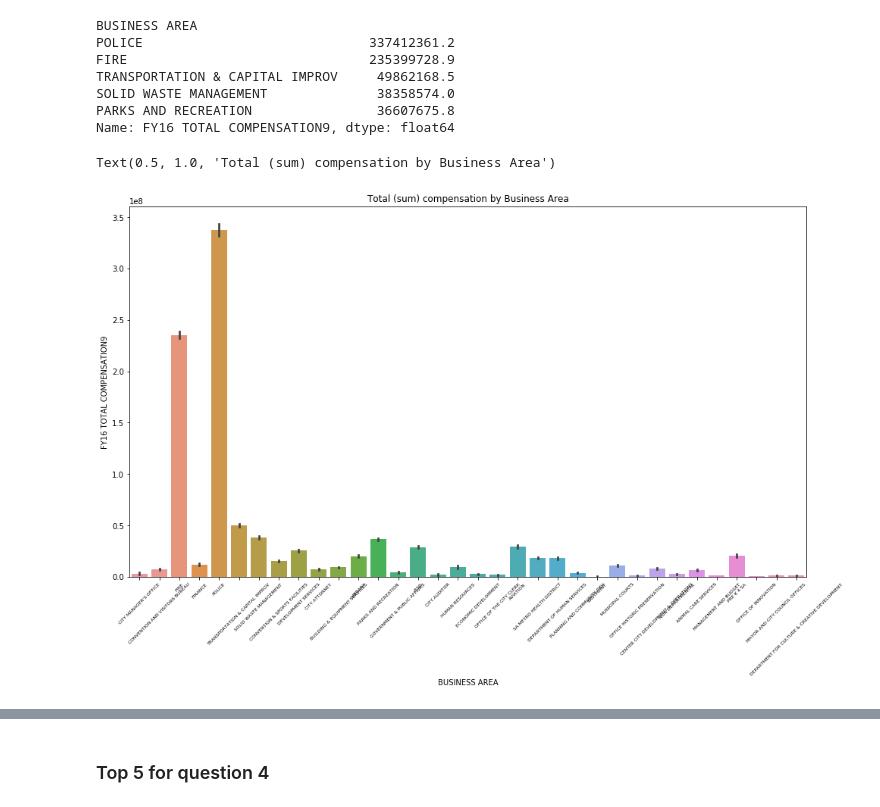
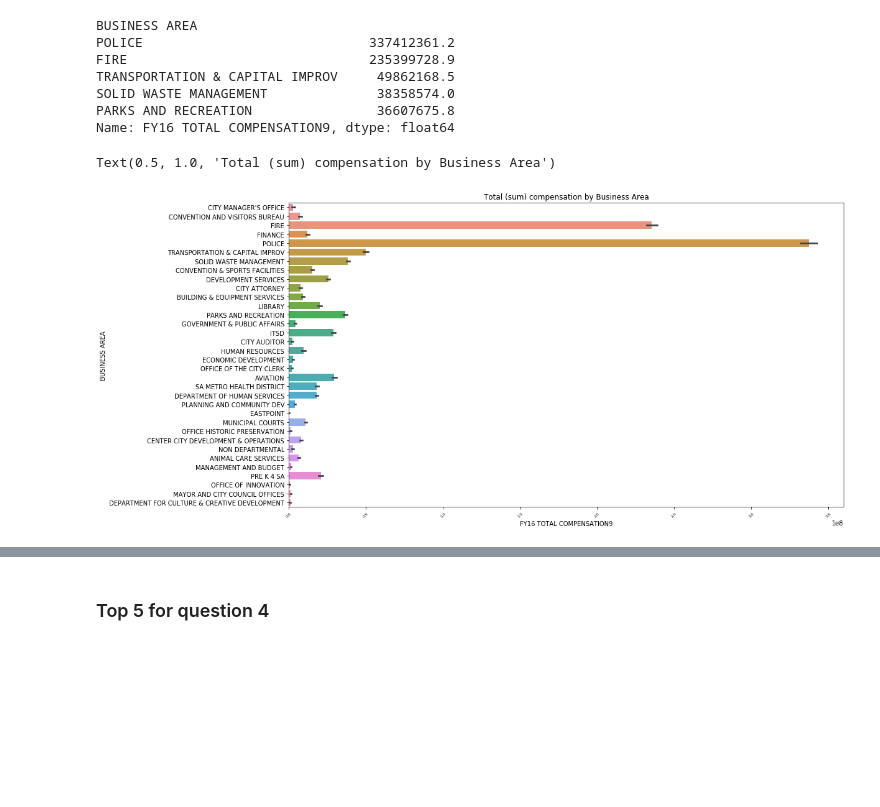
Before and after one commit to guedanie/SA-CITY-DATA, a Jupyter notebook: FY16_sa_city_compensation.ipynb, the cells around one changed output, grey strips where cells are left out. Cells and saved outputs as stored; diff of their text form; code cells hidden in the pictures; blank space fills up the shorter version.

Commit message:
changes to the graph orientation to make it easier to read

```diff
--- a/FY16_sa_city_compensation.ipynb
+++ b/FY16_sa_city_compensation.ipynb
@@ -186,10 +236,10 @@ Name: FY16 TOTAL COMPENSATION9, dtype: float64
 # %%
 plt.figure(figsize=(16,9))
 plt.xticks(rotation=45, fontsize=6)
-sns.barplot(data=city_data, x="BUSINESS AREA", y="FY16 TOTAL COMPENSATION9", estimator=sum)
+sns.barplot(data=city_data, y="BUSINESS AREA", x="FY16 TOTAL COMPENSATION9", estimator=sum)
 plt.title("Total (sum) compensation by Business Area")
 # %% [output]
 Text(0.5, 1.0, 'Total (sum) compensation by Business Area')
-[figure, old version]
+[figure, new version]
 # %%
 plt.figure(figsize=(16,9))
```
Also changed, not shown: parts of 6 cells of this notebook.
